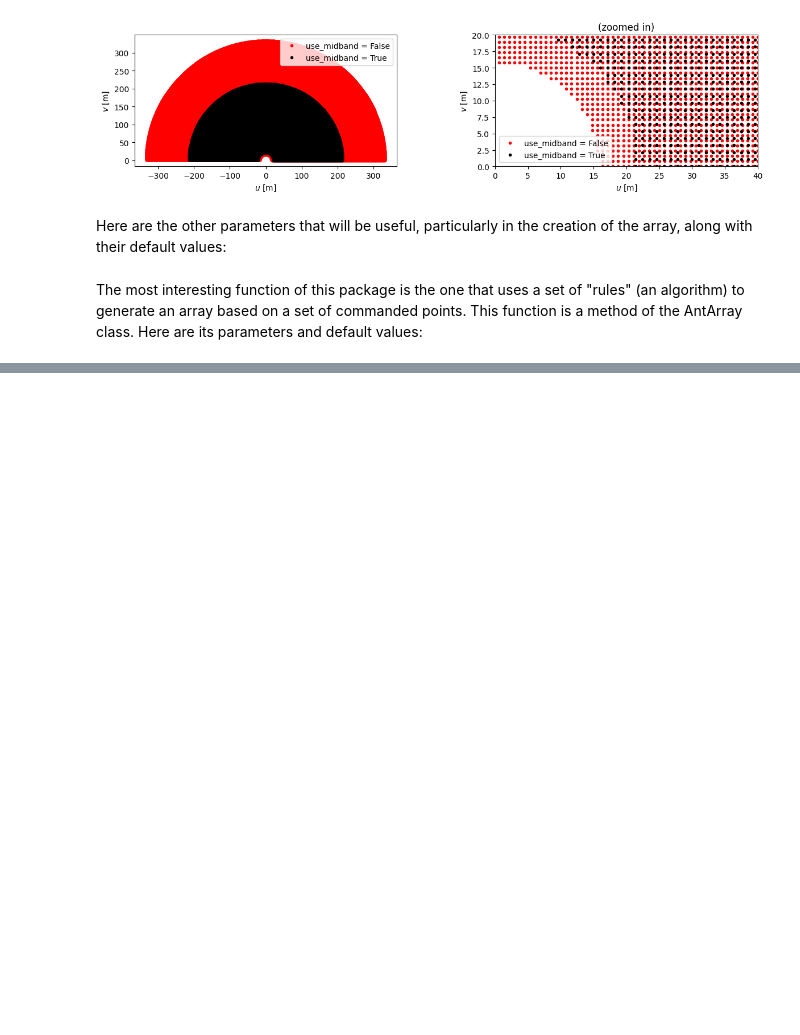
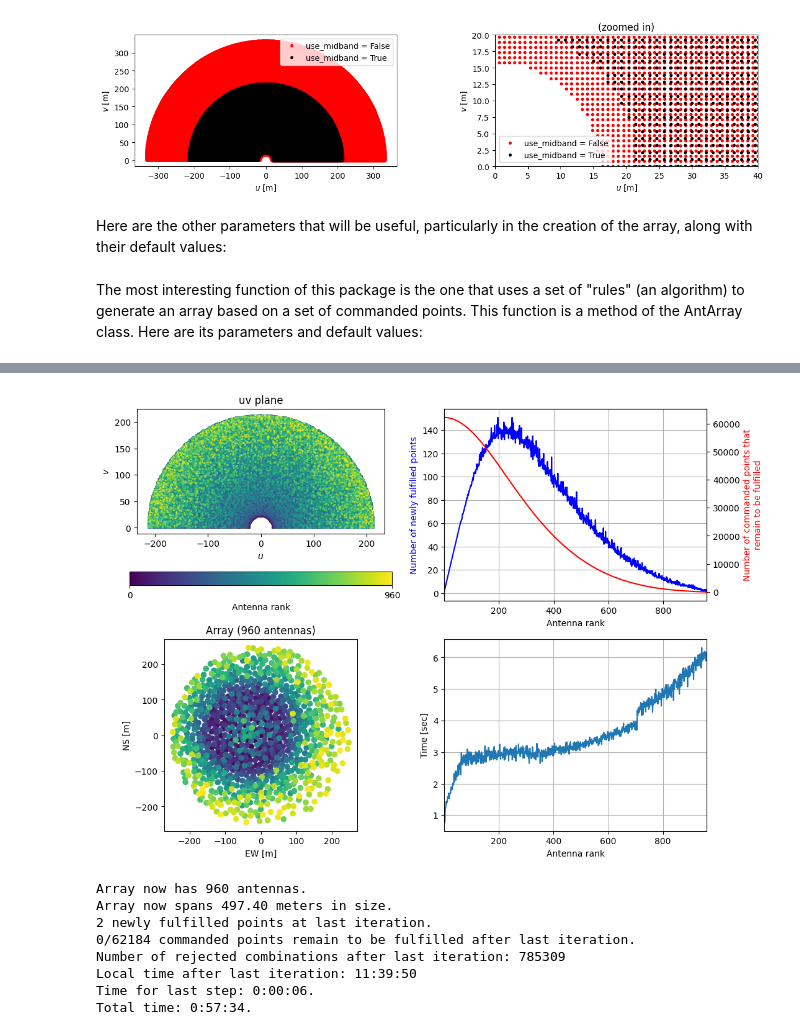
Before and after one commit to vincentmackay/uvrules, a Jupyter notebook: Tutorial.ipynb, the cells around one changed output, grey strips where cells are left out. Cells and saved outputs as stored; diff of their text form; code cells hidden in the pictures; blank space fills up the shorter version.

```diff
--- a/Tutorial.ipynb
+++ b/Tutorial.ipynb
@@ -101,0 +102,29 @@ Total time so far: 0:03:58.
+# %%
+AA = AntArray(max_array_size = 500, # in meters; by default, there is no maximum to the array size
+              mid_freq = 140e6,
+              bandwidth = 20e6
+             )
+# %%
+AA.add_ant_rules(center_at_origin = True, # if True, the center of the array is fixed to be (0,0); irrelevant if max_array_size = None
+                 order = 1, # -1: start with the longest baselines; 1: start with the shortest; irrelevant if compare_all_commanded = True
+                 n_to_add = np.inf, # number of antennas to add; by default, will not stop until the array is completed
+                 n_max_antennas = np.inf, # maximum number of antennas; only differs from n_to_add if we're picking up from a half-complete array
+                 compare_all_commanded = False, # if True, will compare all possible not-yet-fulfilled commanded points before adding one; takes a long time
+                 compare_all_antpos = True, # if True, will compare all referencen antennas before adding a commanded point; recommended, unless in a rush
+                 save_file = True, # if True, will save the array
+                 save_name = 'tutorial1', # name of the saved file; defaults to a timestamp
+                 verbose = True, # as usual
+                 show_plot = True, # if True, will show progress in a very intuitive way; recommended if running in a notebook
+                 try_continue = True, # will look for an in-progress saved file on the disk; useful for very long jobs
+                 num_cores = None, # number of cores to use for parallelization; defaults to the number of cores available
+                )
+# %% [output]
+[figure, added]
+Array now has 960 antennas.
+Array now spans 497.40 meters in size.
+2 newly fulfilled points at last iteration.
+0/62184 commanded points remain to be fulfilled after last iteration.
+Number of rejected combinations after last iteration: 785309
+Local time after last iteration: 11:39:50
+Time for last step: 0:00:06.
+Total time: 0:57:34.
```
Also changed, not shown: parts of 1 cell of this notebook, 9 other files.
